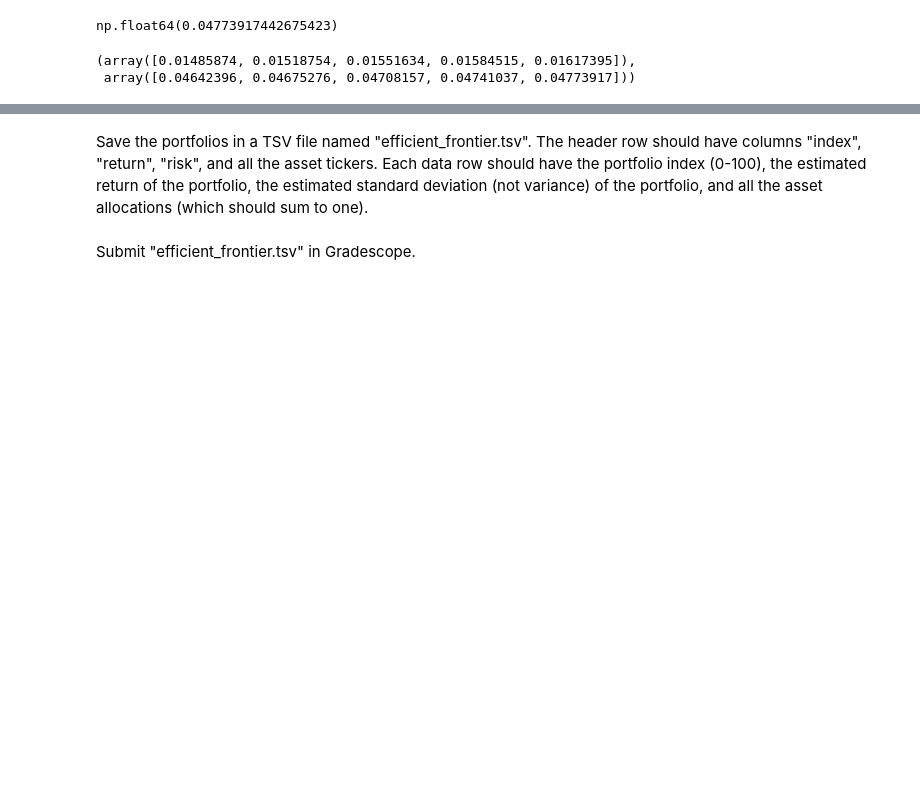
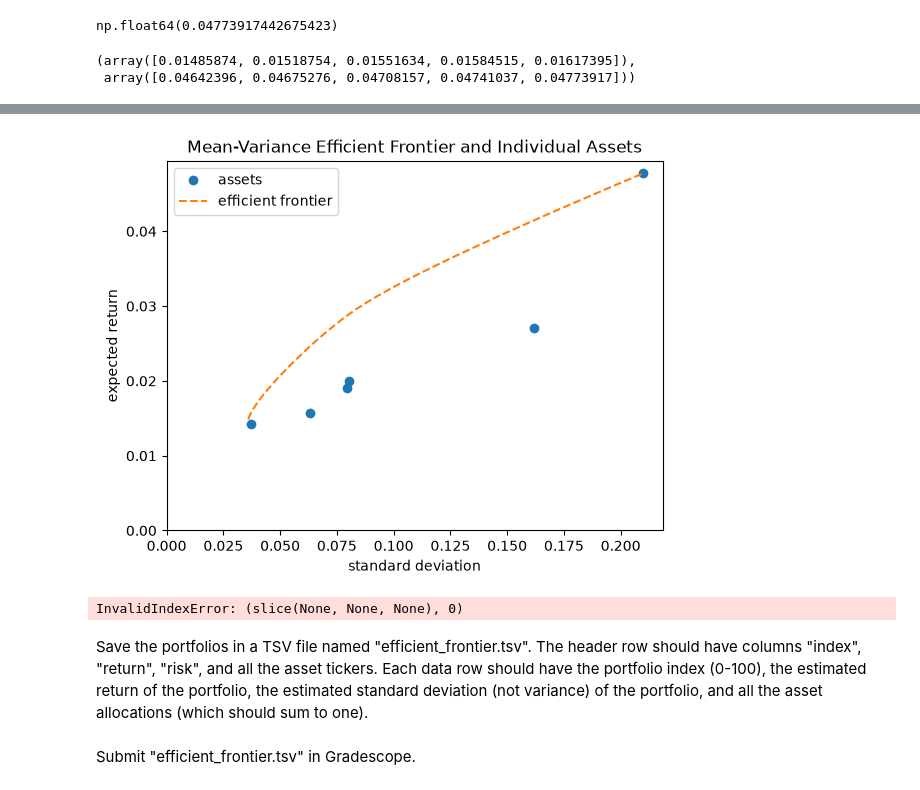
Before and after one commit to calebhadley1/AI_in_the_Field_Coursework, a Jupyter notebook: Week 1/dx704-project-01.ipynb, the cells around one changed output, grey strips where cells are left out. Cells and saved outputs as stored; diff of their text form; code cells hidden in the pictures; blank space fills up the shorter version.

```diff
--- a/Week 1/dx704-project-01.ipynb
+++ b/Week 1/dx704-project-01.ipynb
@@ -493,3 +521,33 @@ result
+# %%
+plt.plot(np.sqrt(estimated_variances), mean_returns, label='assets', linestyle='none', marker='o')
+plt.plot(result['risk'], result['return'], label='efficient frontier', linestyle='--')
+plt.xlabel('standard deviation')
+plt.ylabel('expected return')
+plt.title('Mean-Variance Efficient Frontier and Individual Assets')
+plt.legend()
+plt.xlim(0)
+plt.ylim(0)
+None
+# %% [output]
+[figure, added]
+# %%
+bottom = np.zeros(result.shape[0])
+for (i, a) in enumerate(monthly_returns.columns): # todo -date
+    plt.bar(
+        x=result['return'],
+        height=result[:,i],
+        bottom=bottom,
+        label=a,
+        width=(result[1]-result[0])
+    )
+    plt.legend()
+    plt.xlabel("portoflio Expected Return")
+    plt.xlim(estimated_return_minimum_risk, estimated_return_maximum_return)
+    plt.ylabel("Portfolio Allocation")
+    plt.title("Portfolio Composition Map of the Mean-Variance Efficient Frontier")
+None
+# %% [output]
+InvalidIndexError: (slice(None, None, None), 0)
 # %% [markdown]
 Save the portfolios in a TSV file named "efficient_frontier.tsv".
 The header row should have columns "index", "return", "risk", and all the asset tickers.
```
Also changed, not shown: parts of 6 cells of this notebook, 1 other file.
